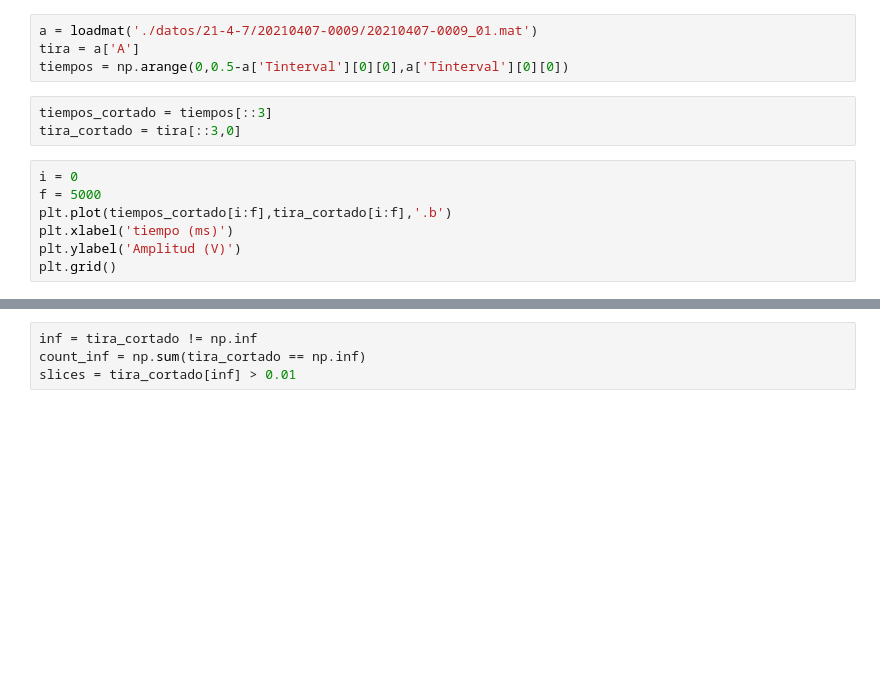
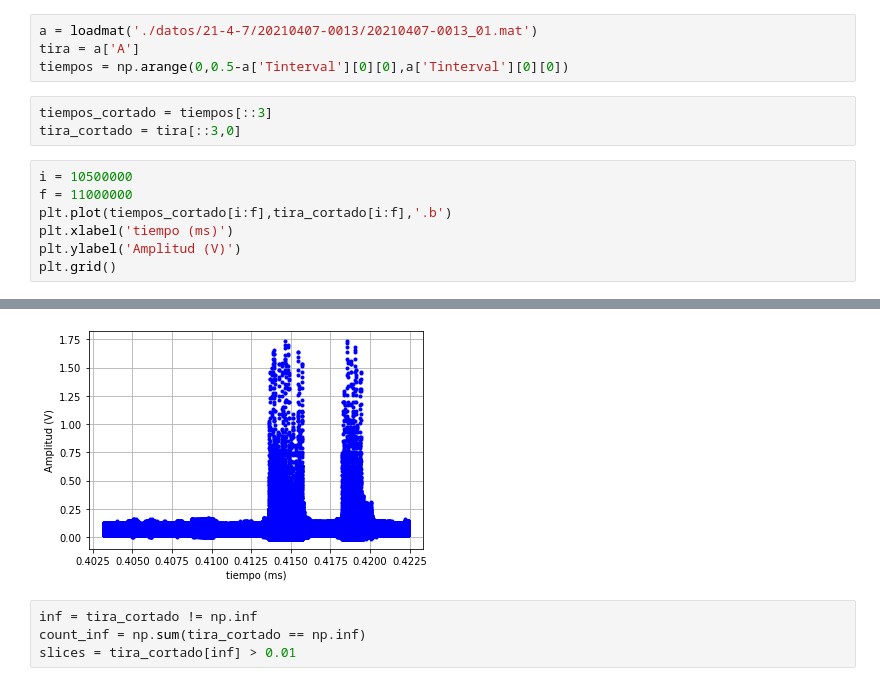
Before and after one commit to Kromag1995/Labo7, a Jupyter notebook: Analisis de maximos para distintas mediciones.ipynb, the cells around one changed output, grey strips where cells are left out. Saved outputs shown, nothing was run; the diff lists cells and outputs as text; blank space fills up the shorter version.

```diff
--- a/Analisis de maximos para distintas mediciones.ipynb
+++ b/Analisis de maximos para distintas mediciones.ipynb
@@ -5,15 +5,15 @@ import numpy as np
 from scipy.signal import find_peaks
 from scipy.io import loadmat
 # %%
-a = loadmat('./datos/21-4-7/20210407-0009/20210407-0009_01.mat')
+a = loadmat('./datos/21-4-7/20210407-0013/20210407-0013_01.mat')
 tira = a['A']
 tiempos = np.arange(0,0.5-a['Tinterval'][0][0],a['Tinterval'][0][0])
 # %%
 tiempos_cortado = tiempos[::3]
 tira_cortado = tira[::3,0]
 # %%
-i = 0
-f = 5000
+i = 10500000
+f = 11000000
 plt.plot(tiempos_cortado[i:f],tira_cortado[i:f],'.b')
 plt.xlabel('tiempo (ms)')
 plt.ylabel('Amplitud (V)')
@@ -24,3 +22,4 @@ plt.grid()
+[figure, added]
 # %%
 inf = tira_cortado != np.inf
 count_inf = np.sum(tira_cortado == np.inf)
```
Also changed, not shown: parts of 7 cells of this notebook, 6 other files.
